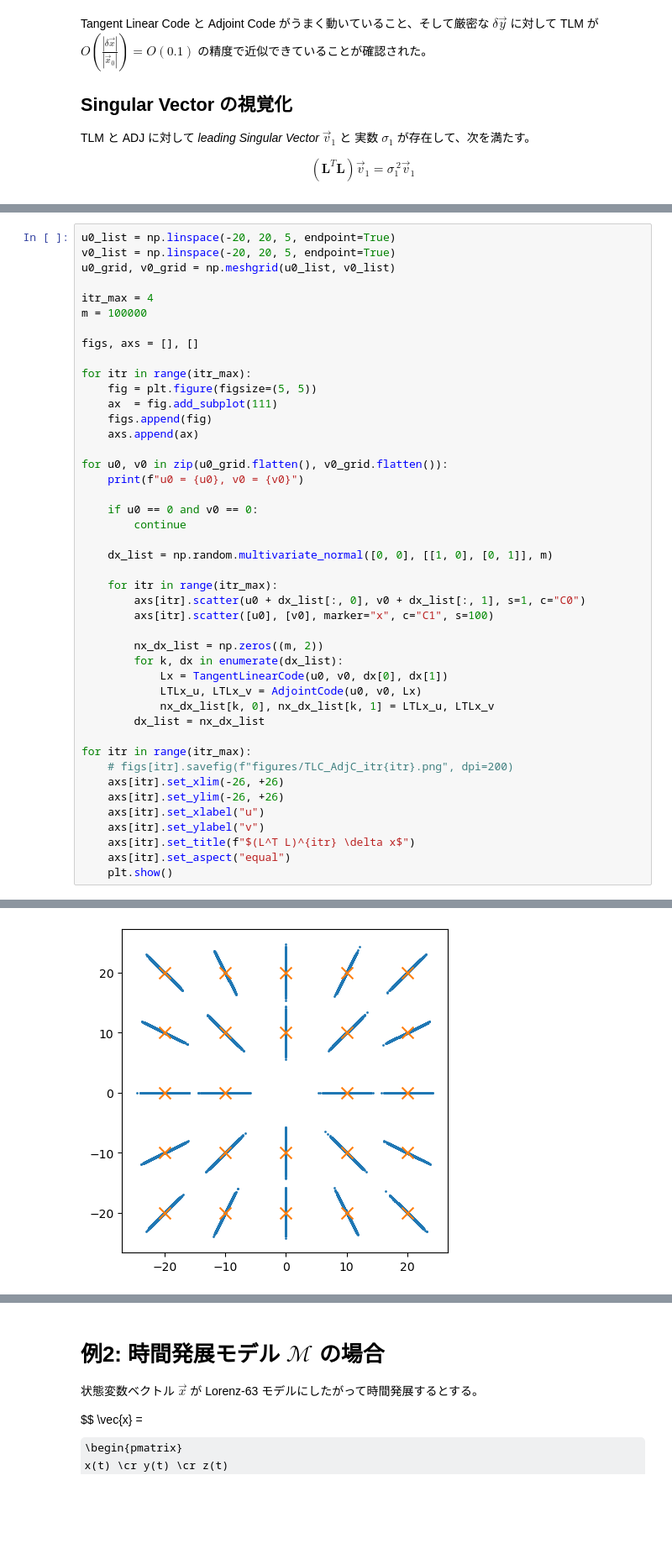
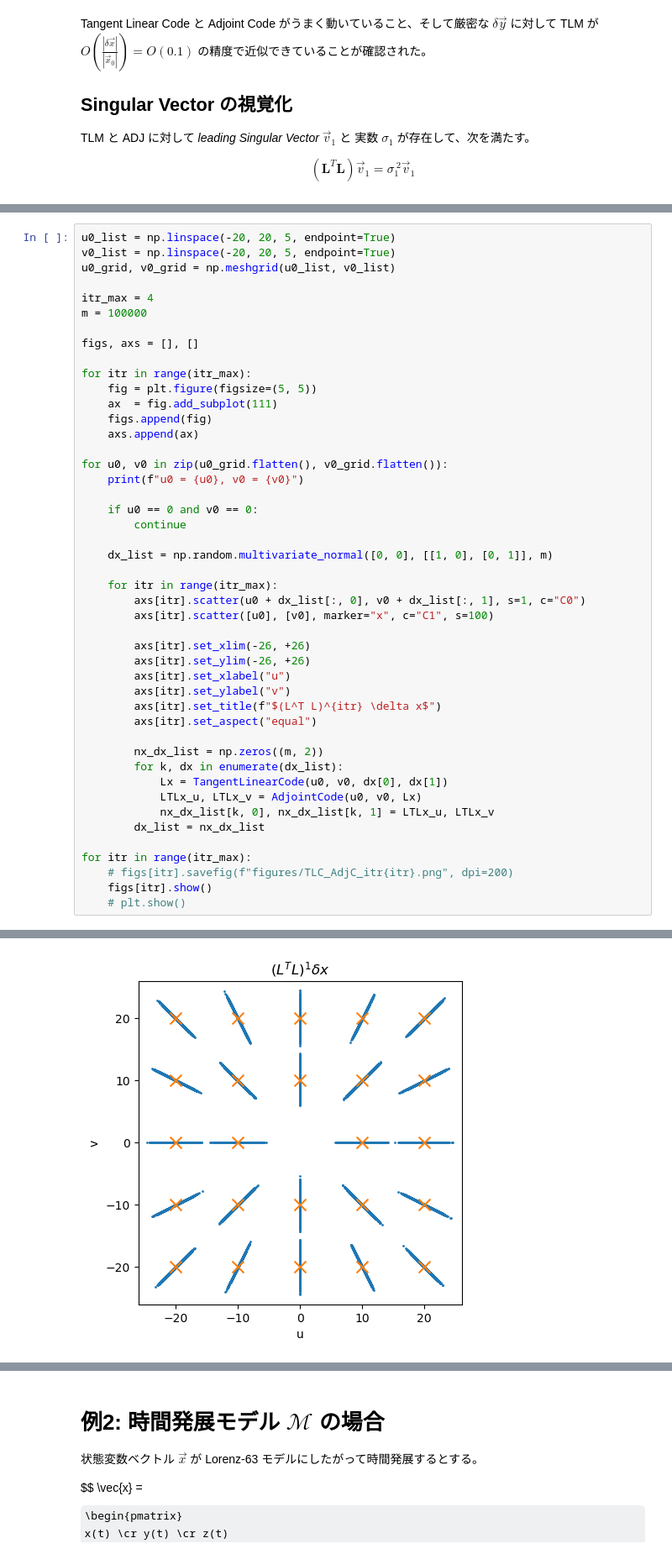
Before and after one commit to satshout/data-assimilation-B, a Jupyter notebook: TLC_AdjC.ipynb, the cells around one changed output, grey strips where cells are left out. Shown at 84% size. Saved outputs shown, nothing was run; the diff lists cells and outputs as text; some formulas as TeX source; blank space fills up the shorter version.

```diff
--- a/TLC_AdjC.ipynb
+++ b/TLC_AdjC.ipynb
@@ -259,6 +259,13 @@ for u0, v0 in zip(u0_grid.flatten(), v0_grid.flatten()):
         axs[itr].scatter(u0 + dx_list[:, 0], v0 + dx_list[:, 1], s=1, c="C0")
         axs[itr].scatter([u0], [v0], marker="x", c="C1", s=100)
 
+        axs[itr].set_xlim(-26, +26)
+        axs[itr].set_ylim(-26, +26)
+        axs[itr].set_xlabel("u")
+        axs[itr].set_ylabel("v")
+        axs[itr].set_title(f"$(L^T L)^{itr} \delta x$")
+        axs[itr].set_aspect("equal")
+
         nx_dx_list = np.zeros((m, 2))
         for k, dx in enumerate(dx_list):
             Lx = TangentLinearCode(u0, v0, dx[0], dx[1])
@@ -268,13 +275,8 @@ for u0, v0 in zip(u0_grid.flatten(), v0_grid.flatten()):
 
 for itr in range(itr_max):
     # figs[itr].savefig(f"figures/TLC_AdjC_itr{itr}.png", dpi=200)
-    axs[itr].set_xlim(-26, +26)
-    axs[itr].set_ylim(-26, +26)
-    axs[itr].set_xlabel("u")
-    axs[itr].set_ylabel("v")
-    axs[itr].set_title(f"$(L^T L)^{itr} \delta x$")
-    axs[itr].set_aspect("equal")
-    plt.show()
+    figs[itr].show()
+    # plt.show()
 # %% [output]
 u0 = -20.0, v0 = -20.0
 u0 = -10.0, v0 = -20.0
@@ -297 +299 @@ u0 = 20.0, v0 = 20.0
-[figure, old version]
+[figure, new version]
```
Also changed, not shown: parts of 6 cells of this notebook, 3 other files.
